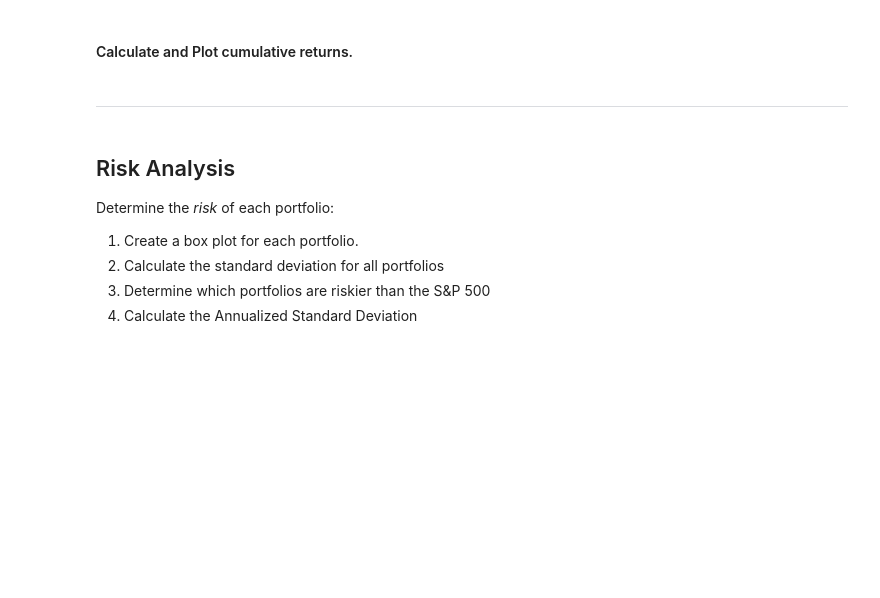
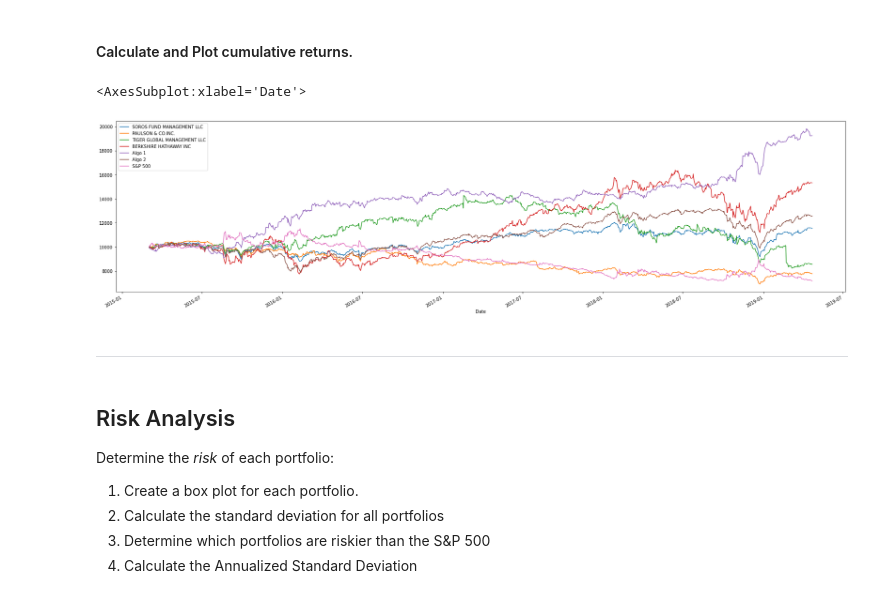
Before and after one commit to jdfwsp/pandas_for_data, a Jupyter notebook: whale_analysis.ipynb, the cells around one changed output. Drawn from its saved outputs; the diff is of its cells as text; code cells hidden in the pictures; blank space fills up the shorter version.

Commit message:
Calculates Cumulative Returns

```diff
--- a/whale_analysis.ipynb
+++ b/whale_analysis.ipynb
@@ -147,8 +161,13 @@ In this section, you will calculate and visualize performance and risk metrics f
 #### Calculate and Plot cumulative returns.
 # %%
 # Calculate cumulative returns of all portfolios
+cumulative_returns = (1 + comb_df).cumprod()
 
 # Plot cumulative returns
+(10000 * cumulative_returns).plot(figsize = (30, 8))
+# %% [output]
+<AxesSubplot:xlabel='Date'>
+[figure, added]
 # %% [markdown]
 ---
 # %% [markdown]
```
Also changed, not shown: parts of 7 cells of this notebook.
